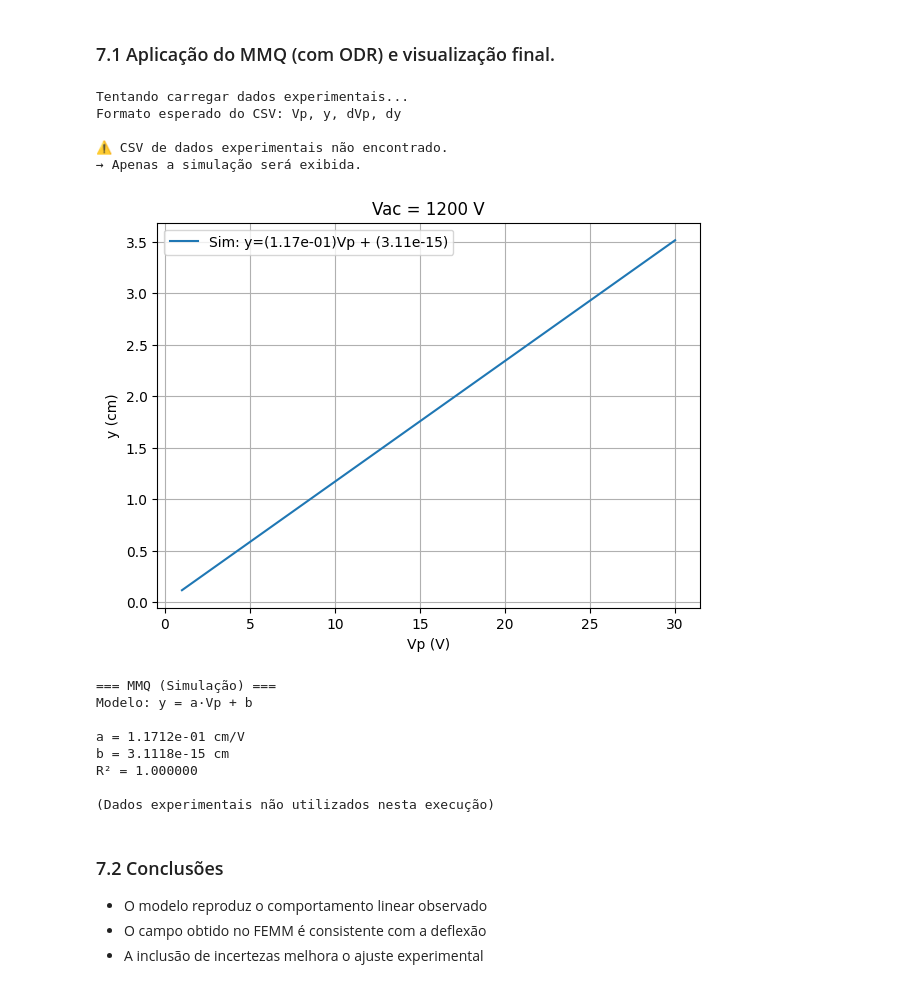
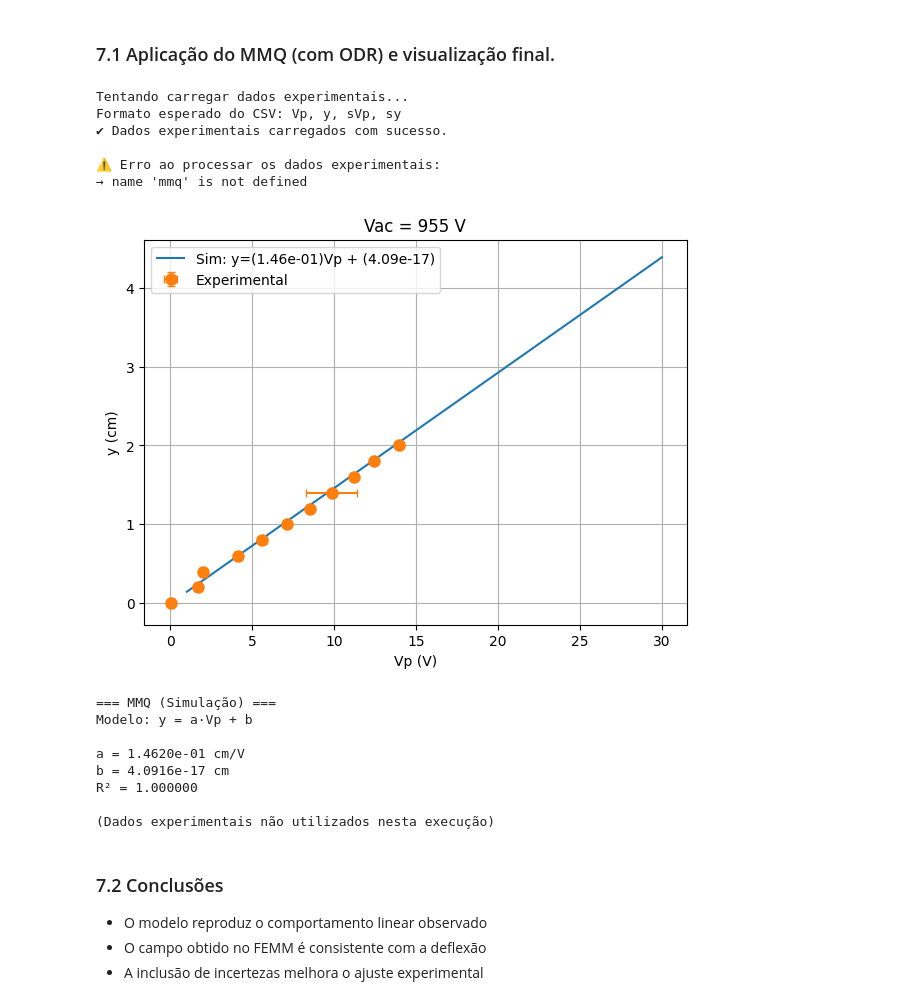
Before and after one commit to gutermanjunior/Lab3_2026-Exp2Atv1-CRT_Simulation_Electric_Field, a Jupyter notebook: Exp2Atv1 simulacao_TRC Guterman.ipynb, the cells around one changed output. Cells and saved outputs as stored; diff of their text form; code cells hidden in the pictures.

```diff
--- a/Exp2Atv1 simulacao_TRC Guterman.ipynb
+++ b/Exp2Atv1 simulacao_TRC Guterman.ipynb
@@ -35,20 +34,14 @@ m = 9.11e-31   # massa do elétron (kg)
 q = 1.6e-19    # carga (valor absoluto)
 
 # ================= TENSÕES =================
-    # Valores de Vacfixo podem ser substituídos pelos valores
-    # utilizados na bancada, assim a simulação seguirá o mais
-    # próximo da realidade medida
-Vacfixo = np.array([500,600,700,800,900,1000,1100,1200,1400])
+# Vacfixo = np.array([500,600,700,800,900,1000,1100,1200,1400])
+Vacfixo = np.array([550, 604, 637, 683, 739, 791, 813, 845, 903, 955])
 Vp = np.arange(1.0, 30.5, 0.5)
 
 # ================= GEOMETRIA =================
 x_ini = -0.035
 x_tela = 0.2187
-dx = 0.0005 # Ajusta a resolução da simulação
-            # Quanto menor, mais tempo de processamento, porém
-            # pode gerar um resultado mais preciso.
-            # O valor padrão pode ser um bom começo, alterar se
-            # necessário.
+dx = 0.0005
 
 # ================= FEMM =================
 Vpsim = 1.0
@@ -59,7 +52,7 @@ Carregamento do campo elétrico exportado.
 #@title Leitura do CSV do FEMM
 
 # ================= LEITURA =================
-df = pd.read_csv("electric_field_data.csv")
+df = pd.read_csv("teste femm/electric_field_data.csv")
 
 # ================= SELEÇÃO DO CORTE =================
 y_ref = df.loc[df["y"] >= 0, "y"].min()
@@ -255,18 +247,18 @@ Visualização da simulação e dos dados experimentais.
 # %%
 #@title Gráfico y vs Vp com MMQ (simulação + experimental opcional)
 
-# ================= IMPORTS =================
-import numpy as np
-import pandas as pd
-import matplotlib.pyplot as plt
+# # ================= IMPORTS =================
+# import numpy as np
+# import pandas as pd
+# import matplotlib.pyplot as plt
 
 # ODR = Orthogonal Distance Regression (considera incertezas em x e y)
 # Aqui usamos como um "MMQ generalizado"
-from scipy import odr as mmq
+# from scipy import odr as mmq
 
 # ================= CONFIGURAÇÕES =================
 Vacfix = Vacfixo[-1]
-csv_exp = "dados_experimentais.csv"
+csv_exp = "teste femm/dados_experimentais_VacFixo.csv"
 tamanho_ponto = 40  # tamanho visual dos pontos
 
 # ================= SIMULAÇÃO =================
@@ -294,7 +286,8 @@ plt.plot(
 
 # ================= DADOS EXPERIMENTAIS =================
 print("\nTentando carregar dados experimentais...")
-print("Formato esperado do CSV: Vp, y, dVp, dy")
+# sVp e sy representam as incertezas (sigma)
+print("Formato esperado do CSV: Vp, y, sVp, sy")
 
 dados_experimentais_carregados = False
 
@@ -303,23 +296,23 @@ try:
     df_exp = pd.read_csv(csv_exp)
 
     # -------- VALIDAÇÃO --------
-    colunas = ["Vp", "y", "dVp", "dy"]
+    colunas = ["Vp", "y", "sVp", "sy"]
     for c in colunas:
         if c not in df_exp.columns:
             raise ValueError(f"Coluna '{c}' não encontrada")
 
     # -------- EXTRAÇÃO --------
     Vp_exp = df_exp["Vp"].values
-    y_exp = df_exp["y"].values
-    dVp = df_exp["dVp"].values
-    dy = df_exp["dy"].values
+    y_exp = df_exp["y"].values*100
+    sVp = df_exp["sVp"].values  # s é de sigma (incerteza)
+    sy = df_exp["sy"].values*100    # s é de sigma (incerteza)
 
     print("✔ Dados experimentais carregados com sucesso.")
 
     # -------- PLOT EXPERIMENTAL --------
     plt.errorbar(
         Vp_exp, y_exp,
-        xerr=dVp, yerr=dy,
+        xerr=sVp, yerr=sy,
         fmt='o',
         markersize=tamanho_ponto/5,
         capsize=3,
@@ -336,8 +329,8 @@ try:
     dados_mmq = mmq.RealData(
         Vp_exp,
         y_exp,
-        sx=dVp,
-        sy=dy
+        sx=sVp,
+        sy=sy
     )
 
     # chute inicial melhorado
@@ -377,7 +370,7 @@ except pd.errors.EmptyDataError:
 except ValueError as e:
     print("\n⚠️ Problema nas colunas do CSV:")
     print("→", e)
-    print("→ Esperado: Vp, y, dVp, dy")
+    print("→ Esperado: Vp, y, sVp, sy")
 
 except Exception as e:
     print("\n⚠️ Erro ao processar os dados experimentais:")
@@ -390,42 +383,43 @@ plt.ylabel('y (cm)')
 plt.grid()
 plt.legend()
 plt.show()
 
 # ================= RESULTADOS =================
 
 # -------- SIMULAÇÃO --------
 print("\n=== MMQ (Simulação) ===")
 print("Modelo: y = a·Vp + b\n")
 print(f"a = {a_sim:.4e} cm/V")
 print(f"b = {b_sim:.4e} cm")
 print(f"R² = {r2_sim:.6f}")
 
 # -------- EXPERIMENTAL --------
 if dados_experimentais_carregados:
     print("\n=== MMQ (Experimental) ===")
     print("Modelo: y = a·Vp + b\n")
 
     print(f"a = ({a_exp:.4e} ± {erro_a_exp:.2e}) cm/V")
     print(f"b = ({b_exp:.4e} ± {erro_b_exp:.2e}) cm")
 
     print("\nQualidade do ajuste:")
     print(f"R² = {r2_exp:.6f}")
     print(f"Resíduo quadrático = {ss_res_exp:.4e}")
 
 else:
     print("\n(Dados experimentais não utilizados nesta execução)")
 # %% [output]
 Tentando carregar dados experimentais...
-Formato esperado do CSV: Vp, y, dVp, dy
+Formato esperado do CSV: Vp, y, sVp, sy
+✔ Dados experimentais carregados com sucesso.
 
-⚠️ CSV de dados experimentais não encontrado.
-→ Apenas a simulação será exibida.
+⚠️ Erro ao processar os dados experimentais:
+→ name 'mmq' is not defined
-[figure, old version]
+[figure, new version]
 === MMQ (Simulação) ===
 Modelo: y = a·Vp + b
 
-a = 1.1712e-01 cm/V
-b = 3.1118e-15 cm
+a = 1.4620e-01 cm/V
+b = 4.0916e-17 cm
 R² = 1.000000
 
 (Dados experimentais não utilizados nesta execução)
```
Also changed, not shown: parts of 7 cells of this notebook.
